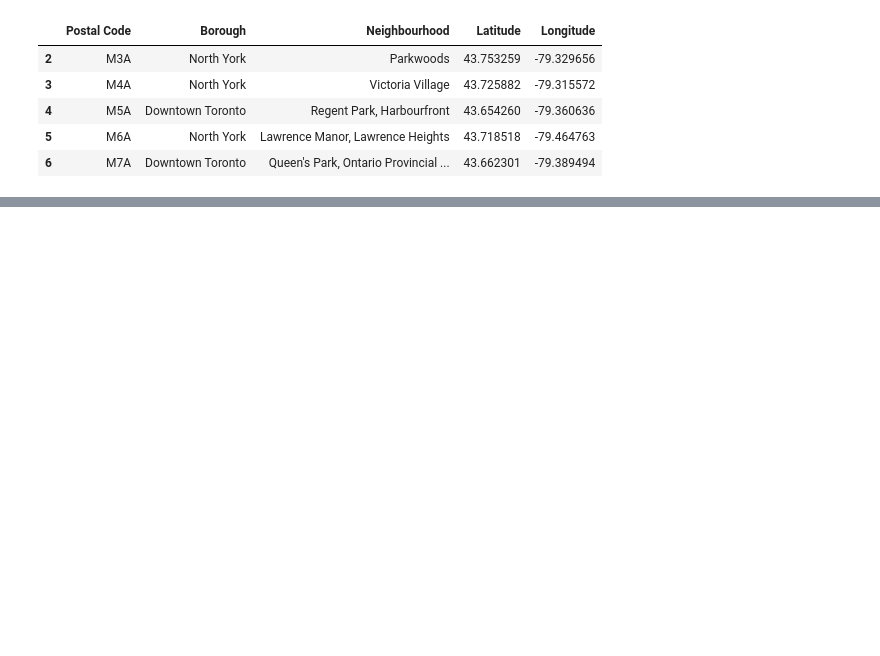
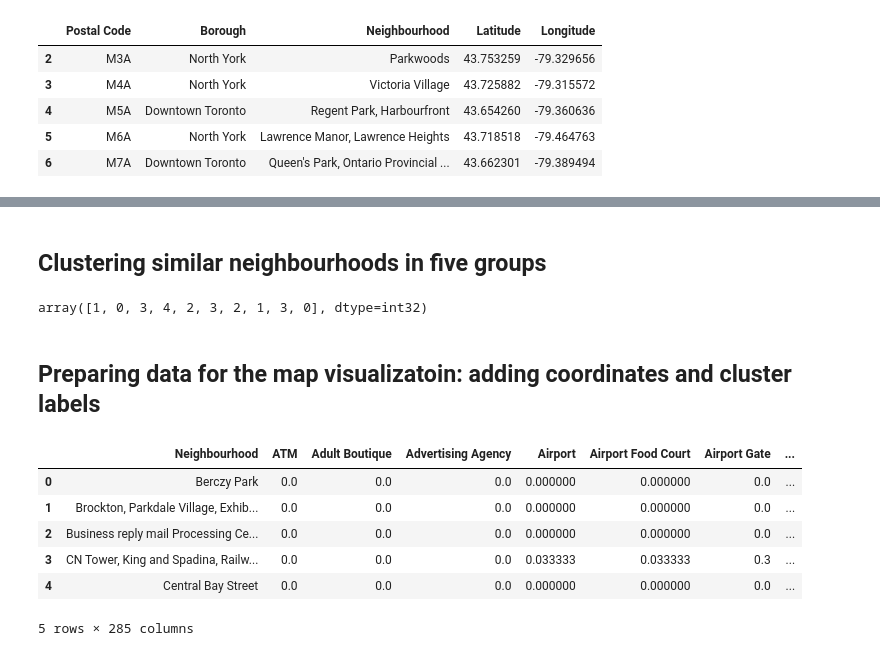
Before and after one commit to vscoca/Coursera_Capstone, a Jupyter notebook: Segmenting and Clustering Neighborhoods in Toronto.ipynb, the cells around one changed output, grey strips where cells are left out. Cells and saved outputs as stored; diff of their text form; code cells hidden in the pictures; blank space fills up the shorter version.

```diff
--- a/Segmenting and Clustering Neighborhoods in Toronto.ipynb
+++ b/Segmenting and Clustering Neighborhoods in Toronto.ipynb
@@ -95,0 +156,9 @@ df_final.head()
+# %%
+#config
+import requests # library to handle requests
+
+CLIENT_ID = 'FRZ2MVLR1O5VO5W2Q041BYRIYSAUJF3TE31AATZJDI1CCI5W' # your Foursquare ID
+CLIENT_SECRET = 'BGT2NKHBCJARC02PD0VRXCPKFJIAPLREZUKHZEDNDQ0JZTRC' # your Foursquare Secret
+VERSION = '20180604'
+LIMIT = 30
+radius = 500
@@ -95,0 +205,7 @@ df_final.head()
+# %%
+df_torono_venues = getNearbyVenues(names=df_toronto['Neighbourhood'],
+                                   latitudes=df_toronto['Latitude'],
+                                   longitudes=df_toronto['Longitude']
+                                  )
+print(df_torono_venues.shape)
+df_torono_venues.head()
@@ -95,0 +238,9 @@ df_final.head()
+# %%
+# one hot encoding
+toronto_onehot = pd.get_dummies(df_torono_venues[['Venue Category']], prefix="", prefix_sep="")
+toronto_onehot['Neighbourhood'] = df_torono_venues['Neighbourhood']
+
+fixed_columns = [toronto_onehot.columns[-1]] + list(toronto_onehot.columns[:-1])
+toronto_onehot = toronto_onehot[fixed_columns]
+
+toronto_onehot = toronto_onehot.groupby(['Neighbourhood']).mean().reset_index()
@@ -95,0 +249,5 @@ df_final.head()
+# %%
+df_torono_venues_coordinates = df_torono_venues[['Neighbourhood','Neighbourhood Latitude','Neighbourhood Longitude']]
+df_torono_venues_coordinates.head()
+df_neigh_coordinates = df_torono_venues_coordinates.drop_duplicates()
+df_neigh_coordinates.head()
@@ -95,0 +292,34 @@ df_final.head()
+# %% [markdown]
+## Clustering similar neighbourhoods in five groups
+# %%
+# import k-means from clustering stage
+from sklearn.cluster import KMeans
+
+# set number of clusters
+kclusters = 5
+
+toronto_onehot_clustering = toronto_onehot.drop('Neighbourhood', 1)
+toronto_onehot_clustering
+
+# run k-means clustering
+kmeans = KMeans(n_clusters=kclusters, random_state=0).fit(toronto_onehot_clustering)
+
+# check cluster labels generated for each row in the dataframe
+kmeans.labels_[0:10]
+# %% [output]
+array([1, 0, 3, 4, 2, 3, 2, 1, 3, 0], dtype=int32)
+# %% [markdown]
+## Preparing data for the map visualizatoin: adding coordinates and cluster labels
+# %%
+latitude = '43.651070'
+longitude = '-79.347015'
+
+df_toronto_onehot_coordinates = toronto_onehot.join(df_neigh_coordinates.set_index('Neighbourhood'), on='Neighbourhood')
+# %% [output]
+|  | Neighbourhood | ATM | Adult Boutique | Advertising Agency | Airport | Airport Food Court | Airport Gate | ... |
+| 0 | Berczy Park | 0.0 | 0.0 | 0.0 | 0.000000 | 0.000000 | 0.0 | ... |
+| 1 | Brockton, Parkdale Village, Exhib... | 0.0 | 0.0 | 0.0 | 0.000000 | 0.000000 | 0.0 | ... |
+| 2 | Business reply mail Processing Ce... | 0.0 | 0.0 | 0.0 | 0.000000 | 0.000000 | 0.0 | ... |
+| 3 | CN Tower, King and Spadina, Railw... | 0.0 | 0.0 | 0.0 | 0.033333 | 0.033333 | 0.3 | ... |
+| 4 | Central Bay Street | 0.0 | 0.0 | 0.0 | 0.000000 | 0.000000 | 0.0 | ... |
+5 rows × 285 columns
```
Also changed, not shown: parts of 21 cells of this notebook.
